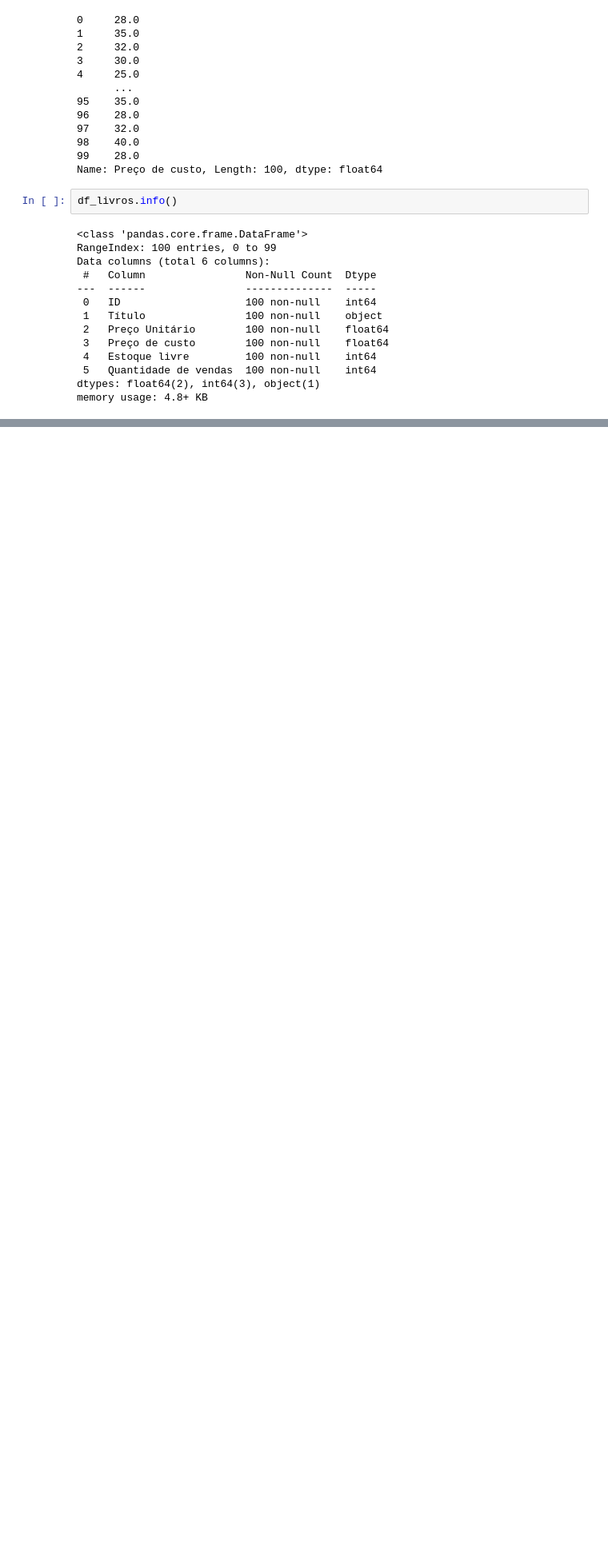
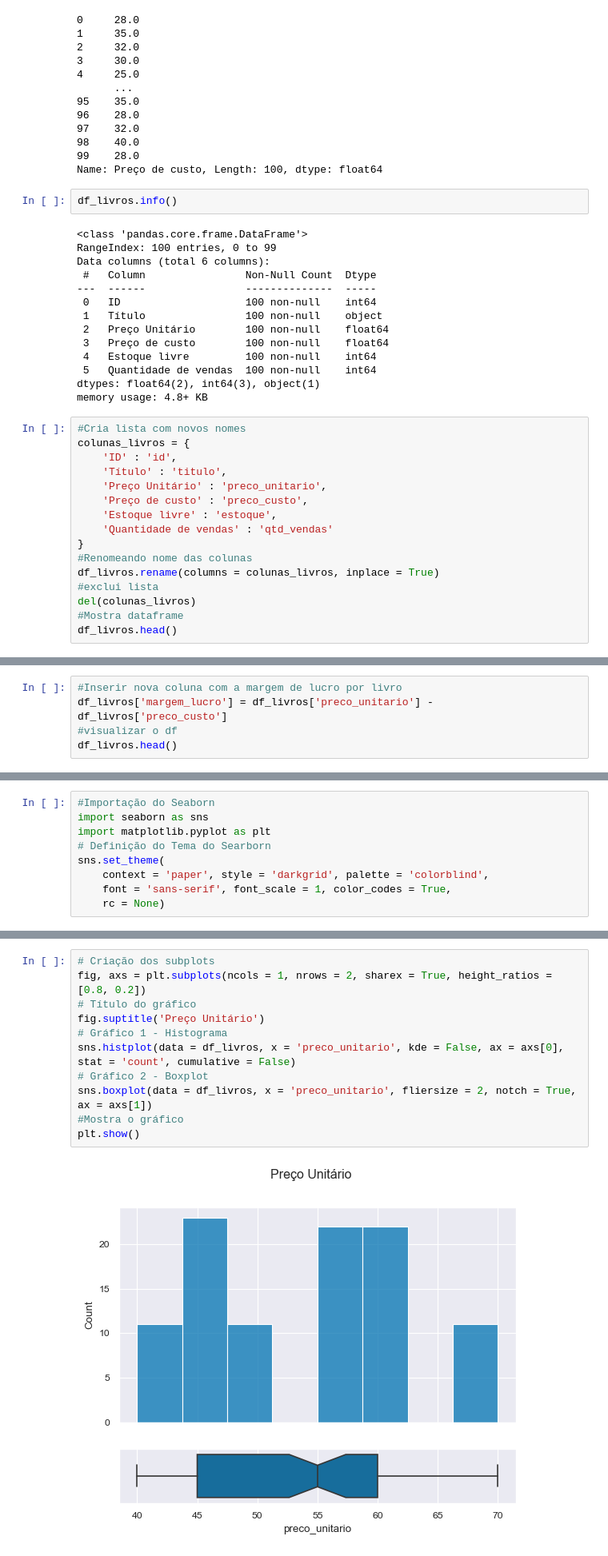
Before and after one commit to willyferreira/power_bi_contextos_iteracao, a Jupyter notebook: power_bi_contextos_iteracao.ipynb, the cells around one changed output, grey strips where cells are left out. Shown at 80% size. Drawn from its saved outputs; the diff is of its cells as text; blank space fills up the shorter version.

Commit message:
plots

```diff
--- a/power_bi_contextos_iteracao.ipynb
+++ b/power_bi_contextos_iteracao.ipynb
@@ -177,3 +177,19 @@ Data columns (total 6 columns):
  5   Quantidade de vendas  100 non-null    int64
 dtypes: float64(2), int64(3), object(1)
 memory usage: 4.8+ KB
+# %%
+#Cria lista com novos nomes
+colunas_livros = {
+    'ID' : 'id',
+    'Título' : 'titulo',
+    'Preço Unitário' : 'preco_unitario',
+    'Preço de custo' : 'preco_custo',
+    'Estoque livre' : 'estoque',
+    'Quantidade de vendas' : 'qtd_vendas'
+}
+#Renomeando nome das colunas
+df_livros.rename(columns = colunas_livros, inplace = True)
+#exclui lista
+del(colunas_livros)
+#Mostra dataframe
+df_livros.head()
@@ -179,0 +312,5 @@ memory usage: 4.8+ KB
+# %%
+#Inserir nova coluna com a margem de lucro por livro
+df_livros['margem_lucro'] = df_livros['preco_unitario'] - df_livros['preco_custo']
+#visualizar o df
+df_livros.head()
@@ -179,0 +335,9 @@ memory usage: 4.8+ KB
+# %%
+#Importação do Seaborn
+import seaborn as sns
+import matplotlib.pyplot as plt
+# Definição do Tema do Searborn
+sns.set_theme(
+    context = 'paper', style = 'darkgrid', palette = 'colorblind',
+    font = 'sans-serif', font_scale = 1, color_codes = True,
+    rc = None)
@@ -179,0 +346,13 @@ memory usage: 4.8+ KB
+# %%
+# Criação dos subplots
+fig, axs = plt.subplots(ncols = 1, nrows = 2, sharex = True, height_ratios = [0.8, 0.2])
+# Título do gráfico
+fig.suptitle('Preço Unitário')
+# Gráfico 1 - Histograma
+sns.histplot(data = df_livros, x = 'preco_unitario', kde = False, ax = axs[0], stat = 'count', cumulative = False)
+# Gráfico 2 - Boxplot
+sns.boxplot(data = df_livros, x = 'preco_unitario', fliersize = 2, notch = True, ax = axs[1])
+#Mostra o gráfico
+plt.show()
+# %% [output]
+[figure, added]
```
Also changed, not shown: parts of 21 cells of this notebook, 1 other file.
